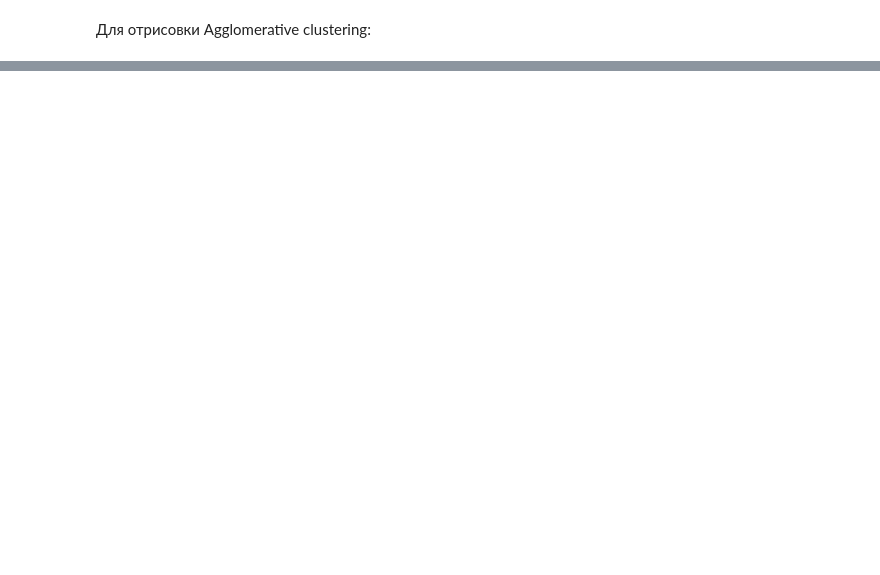
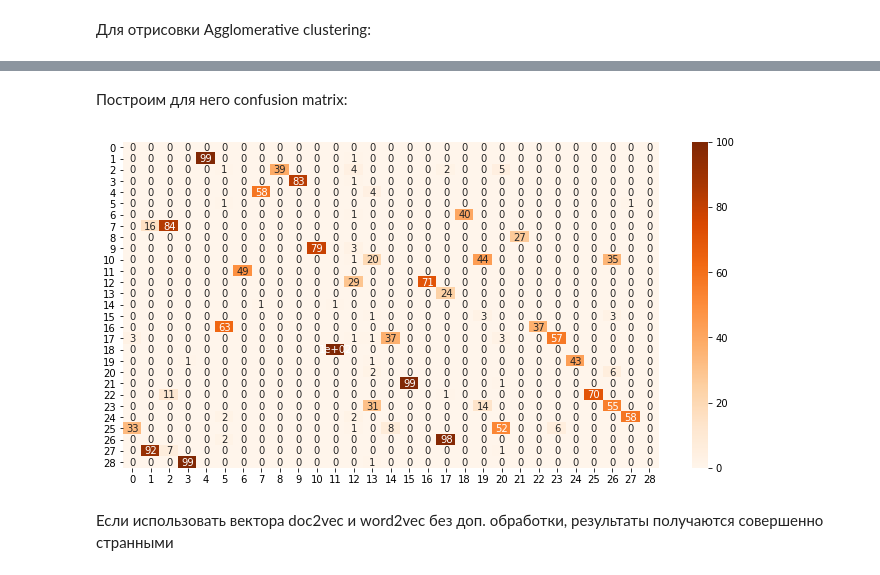
Before and after one commit to artemovae/ML-for-compling, a Jupyter notebook: hw1_clustering/hw1_new_version.ipynb, the cells around one changed output, grey strips where cells are left out. Saved outputs shown, nothing was run; the diff lists cells and outputs as text; code cells hidden in the pictures; blank space fills up the shorter version.

```diff
--- a/hw1_clustering/hw1_new_version.ipynb
+++ b/hw1_clustering/hw1_new_version.ipynb
@@ -291 +430,13 @@ labels = list(df_news.event_id)
+# %% [markdown]
+Построим для него confusion matrix:
+# %%
+cm = cfm_dict[max_ari]
+df_cm = pd.DataFrame(cm)
+plt.figure(figsize=(12,6))
+sns.heatmap(df_cm, annot=True, cmap=plt.cm.Oranges)
+plt.show()
+# %% [output]
+[figure, added]
+# %% [markdown]
+Если использовать вектора doc2vec и word2vec без доп. обработки, результаты получаются совершенно странными
 # %%
```
Also changed, not shown: parts of 83 cells of this notebook.
